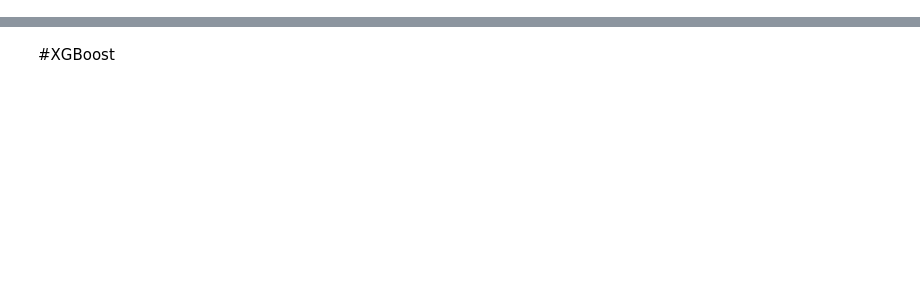
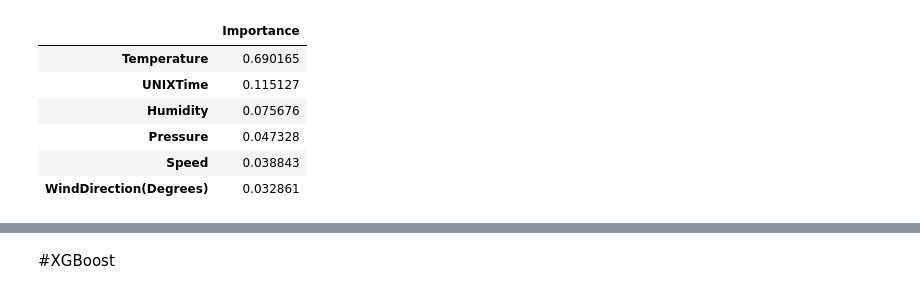
Before and after one commit to Jaikumarvanjare/Solar-Prediction-Using-Machine-Learning, a Jupyter notebook: main.ipynb, the cells around one changed output, grey strips where cells are left out. Cells and saved outputs as stored; diff of their text form; code cells hidden in the pictures; blank space fills up the shorter version.

```diff
--- a/main.ipynb
+++ b/main.ipynb
@@ -85,5 +125,41 @@ model.fit(scaled_input_features,output_features)
 # %%
-imp=pd.DataFrame(model.feature_importances_,index=input_features_columns,columns=['Importance'])
-imp.sort_values(by='Importance',ascending=False,inplace=True)
+# Previous cells...
+# Import necessary libraries
+import pandas as pd
+from sklearn.model_selection import train_test_split
+from xgboost import XGBRegressor # Import the XGBRegressor
+
+# Reload the dataframe if it's been deleted (assuming it's from "SolarPrediction.csv")
+df = pd.read_csv("SolarPrediction.csv")
+
+# Perform data preprocessing steps from previous cells (e.g., extracting month, day, etc.)
+
+# Drop the problematic columns from the DataFrame
+df.drop(['Data', 'Time', 'TimeSunRise', 'TimeSunSet'], axis=1, inplace=True)
+
+# Define input_features and output_features
+input_features = df.drop(['Radiation'], axis=1)
+output_features = df['Radiation']
+
+# Ensure input_features and output_features are defined
+
+# Split the data into training and testing sets
+xTrain, xTest, yTrain, yTest = train_test_split(input_features, output_features, test_size=0.3)  # Adjust test_size as needed
+
+# Now fit the model
+model = XGBRegressor() # Create an instance of the XGBRegressor model
+model.fit(xTrain, yTrain)  # Fit the model to your training data
+
+# Now you can access feature importances
+imp = pd.DataFrame(model.feature_importances_, index=input_features.columns, columns=['Importance'])  # Use input_features.columns here
+imp.sort_values(by='Importance', ascending=False, inplace=True)
 imp
+# %% [output]
+|  | Importance |
+| Temperature | 0.690165 |
+| UNIXTime | 0.115127 |
+| Humidity | 0.075676 |
+| Pressure | 0.047328 |
+| Speed | 0.038843 |
+| WindDirection(Degrees) | 0.032861 |
 # %%
```
Also changed, not shown: parts of 21 cells of this notebook.
